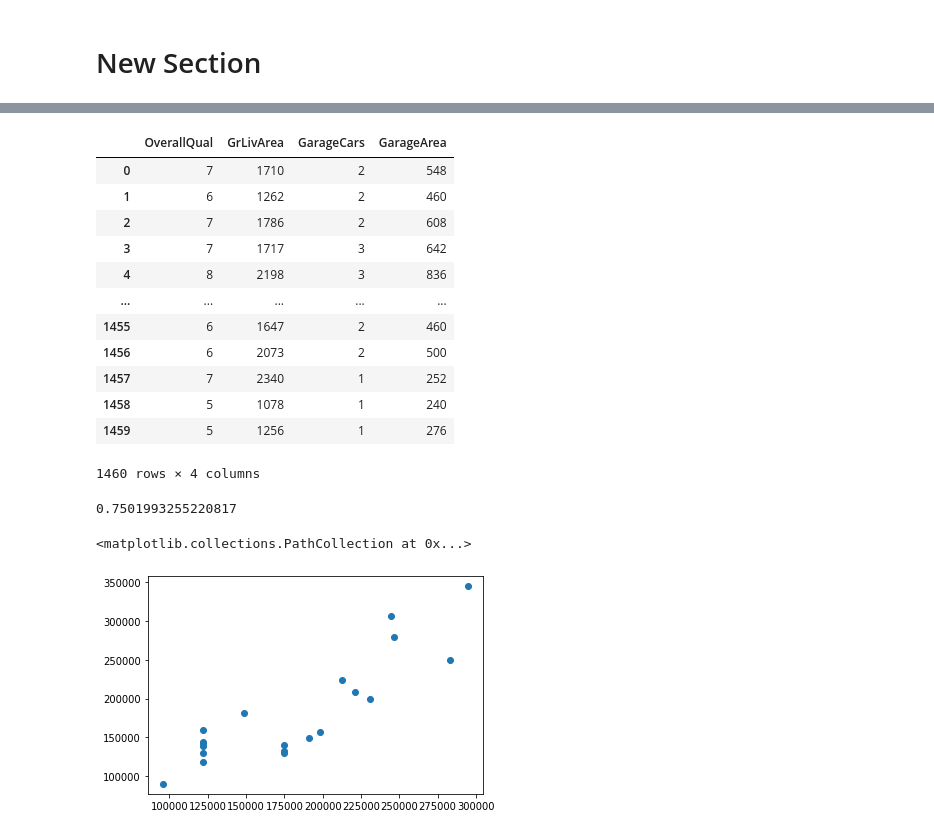
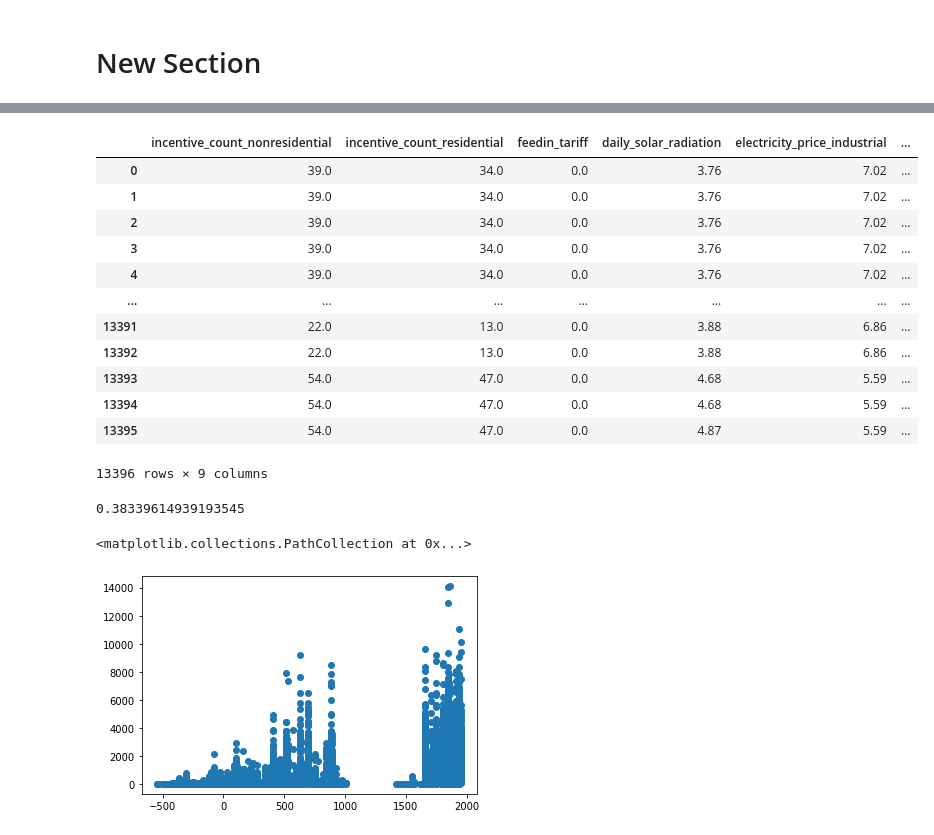
Before and after one commit to jennyryao/final_project, a Jupyter notebook: predict_solar_rooftops.ipynb, the cells around one changed output, grey strips where cells are left out. Saved outputs shown, nothing was run; the diff lists cells and outputs as text; code cells hidden in the pictures.

```diff
--- a/predict_solar_rooftops.ipynb
+++ b/predict_solar_rooftops.ipynb
@@ -40,0 +26,18 @@ train.head()
+# %%
+#url = "https://raw.githubusercontent.com/jennyryao/PS4HouseDataExercise/master/train.csv"
+#url = "https://drive.google.com/file/d/1K_HNMF2Gv7XkKLlMbu3Snww5syyDg-oQ/view?usp=sharing"
+#url = "https://www.dropbox.com/s/l12sey5zn41zteg/df_train.csv?dl=0"
+url = "https://raw.githubusercontent.com/jennyryao/final_project/main/df_test.csv"
+data = pd.read_csv(url)
+data.shape
+
+#drop infinity
+data.replace([np.inf, -np.inf], np.nan, inplace=True)
+#data = data.replace([np.inf, -np.inf], np.nan)
+data = data.dropna()
+data = data.reset_index()
+data.isnull().any().any()
+
+train = data.iloc[:,:]
+train.to_json('trainingdata.json')
+train.head()
@@ -75,5 +88,5 @@ numeric.shape
 # %%
 corr = numeric.corr()
-cols = corr['SalePrice'].sort_values(ascending=False)[0:5].index
+cols = corr['solar_panel_area_divided_by_area'].sort_values(ascending=False)[0:10].index
 cols
 # %% [output]
@@ -81,23 +98,23 @@ Index(['SalePrice', 'OverallQual', 'GrLivArea', 'GarageCars', 'GarageArea'], dty
 # %%
-# pick out X cols and Y = SalePrice
+# pick out X cols and Y = solar_panel_area_divided_by_area
 X = train[cols]
-Y = train['SalePrice']
-X = X.drop(['SalePrice'], axis = 1)
+Y = train['solar_panel_area_divided_by_area']
+X = X.drop(['solar_panel_area_divided_by_area'], axis = 1)
 X
 # %% [output]
-|  | OverallQual | GrLivArea | GarageCars | GarageArea |
-| 0 | 7 | 1710 | 2 | 548 |
-| 1 | 6 | 1262 | 2 | 460 |
-| 2 | 7 | 1786 | 2 | 608 |
-| 3 | 7 | 1717 | 3 | 642 |
-| 4 | 8 | 2198 | 3 | 836 |
-| ... | ... | ... | ... | ... |
-| 1455 | 6 | 1647 | 2 | 460 |
-| 1456 | 6 | 2073 | 2 | 500 |
-| 1457 | 7 | 2340 | 1 | 252 |
-| 1458 | 5 | 1078 | 1 | 240 |
-| 1459 | 5 | 1256 | 1 | 276 |
+|  | incentive_count_nonresidential | incentive_count_residential | feedin_tariff | daily_solar_radiation | electricity_price_industrial | ... |
+| 0 | 39.0 | 34.0 | 0.0 | 3.76 | 7.02 | ... |
+| 1 | 39.0 | 34.0 | 0.0 | 3.76 | 7.02 | ... |
+| 2 | 39.0 | 34.0 | 0.0 | 3.76 | 7.02 | ... |
+| 3 | 39.0 | 34.0 | 0.0 | 3.76 | 7.02 | ... |
+| 4 | 39.0 | 34.0 | 0.0 | 3.76 | 7.02 | ... |
+| ... | ... | ... | ... | ... | ... | ... |
+| 13391 | 22.0 | 13.0 | 0.0 | 3.88 | 6.86 | ... |
+| 13392 | 22.0 | 13.0 | 0.0 | 3.88 | 6.86 | ... |
+| 13393 | 54.0 | 47.0 | 0.0 | 4.68 | 5.59 | ... |
+| 13394 | 54.0 | 47.0 | 0.0 | 4.68 | 5.59 | ... |
+| 13395 | 54.0 | 47.0 | 0.0 | 4.87 | 5.59 | ... |
-1460 rows × 4 columns
+13396 rows × 9 columns
 # %%
 # build Linear Regression Model
 from sklearn import linear_model
@@ -108,10 +125,10 @@ predictions = model.predict(X)
 # How good is the model
 model.score(X,Y)
 # %% [output]
-0.7501993255220817
+0.38339614939193545
 # %%
 # Scatter plot of predictions
 plt.scatter(predictions, Y)
 # %% [output]
 <matplotlib.collections.PathCollection at 0x...>
-[figure, old version]
+[figure, new version]
```
Also changed, not shown: parts of 10 cells of this notebook.
